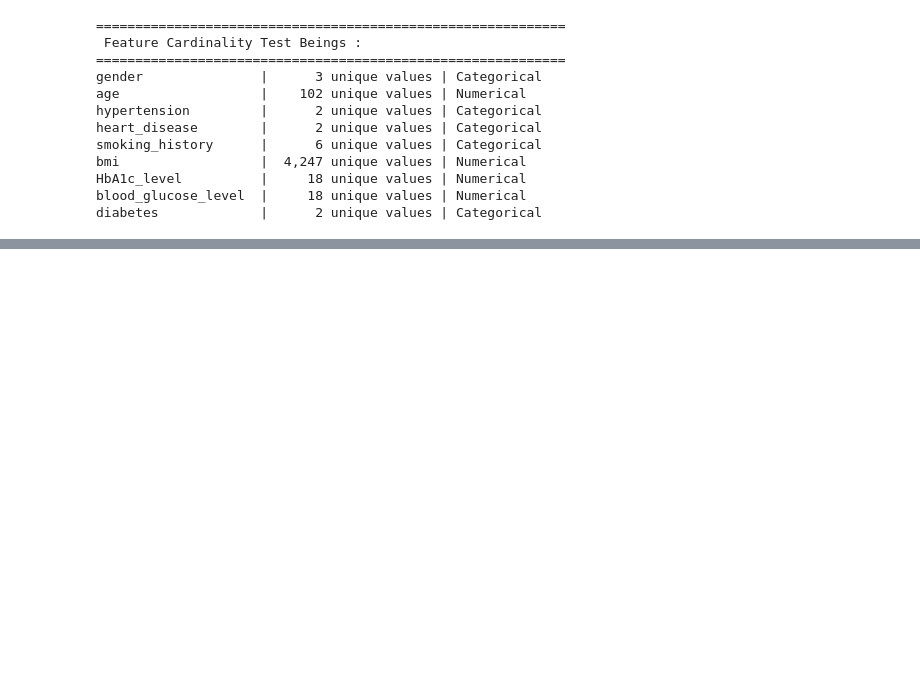
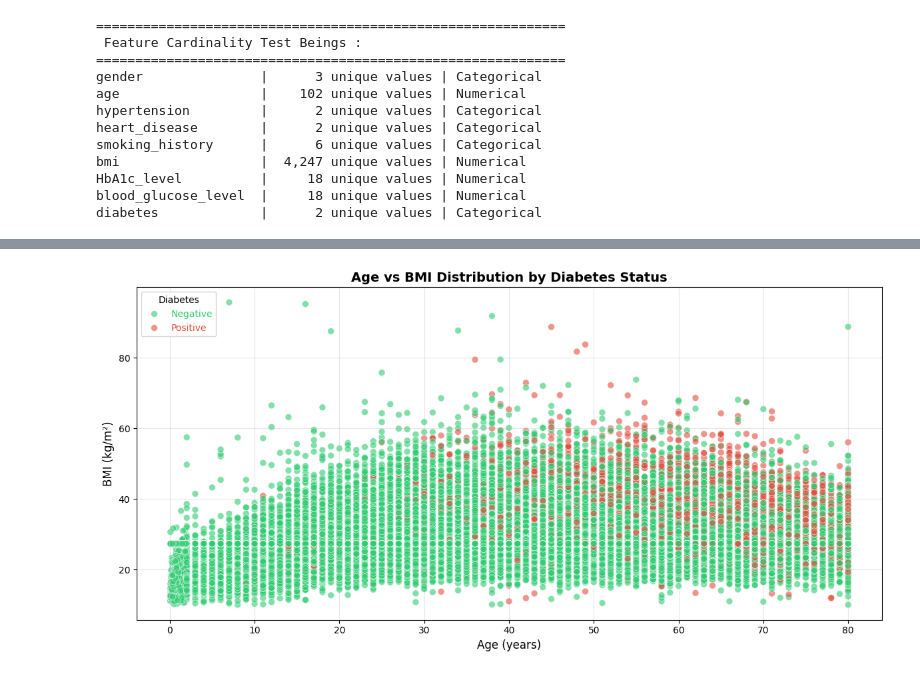
Before and after one commit to harshaiml/aiml-daily-practice, a Jupyter notebook: notebooks/IM Session 24 - case-study Deep-Dive/Healthcare_Diabetes_EDA_Analysis.ipynb, the cells around one changed output, grey strips where cells are left out. Saved outputs shown, nothing was run; the diff lists cells and outputs as text; code cells hidden in the pictures; blank space fills up the shorter version.

```diff
--- a/notebooks/IM Session 24 - case-study Deep-Dive/Healthcare_Diabetes_EDA_Analysis.ipynb
+++ b/notebooks/IM Session 24 - case-study Deep-Dive/Healthcare_Diabetes_EDA_Analysis.ipynb
@@ -92,0 +184,26 @@ diabetes             |      2 unique values | Categorical
+# %%
+#Bivariate Analysis : Age and BMI vs Target Variable
+plt.figure(figsize=(12, 6))
+ax = sns.scatterplot(data=df, x='age', y='bmi', hue='diabetes',
+                palette={0: '#2ecc71', 1: '#e74c3c'}, alpha=0.6, s=50)
+plt.title('Age vs BMI Distribution by Diabetes Status', fontsize=14, fontweight='bold')
+plt.xlabel('Age (years)', fontsize=12)
+plt.ylabel('BMI (kg/m²)', fontsize=12)
+
+legend = ax.get_legend()
+
+if legend:
+    for i, text in enumerate(legend.get_texts()):
+        if i == 0: # Corresponds to diabetes=0 (Negative)
+            text.set_text('Negative')
+            text.set_color('#2ecc71')
+        elif i == 1: # Corresponds to diabetes=1 (Positive)
+            text.set_text('Positive')
+            text.set_color('#e74c3c')
+    legend.set_title('Diabetes') # Set the legend title
+
+plt.grid(alpha=0.3)
+plt.tight_layout()
+plt.show()
+# %% [output]
+[figure, added]
```
Also changed, not shown: parts of 3 cells of this notebook.
